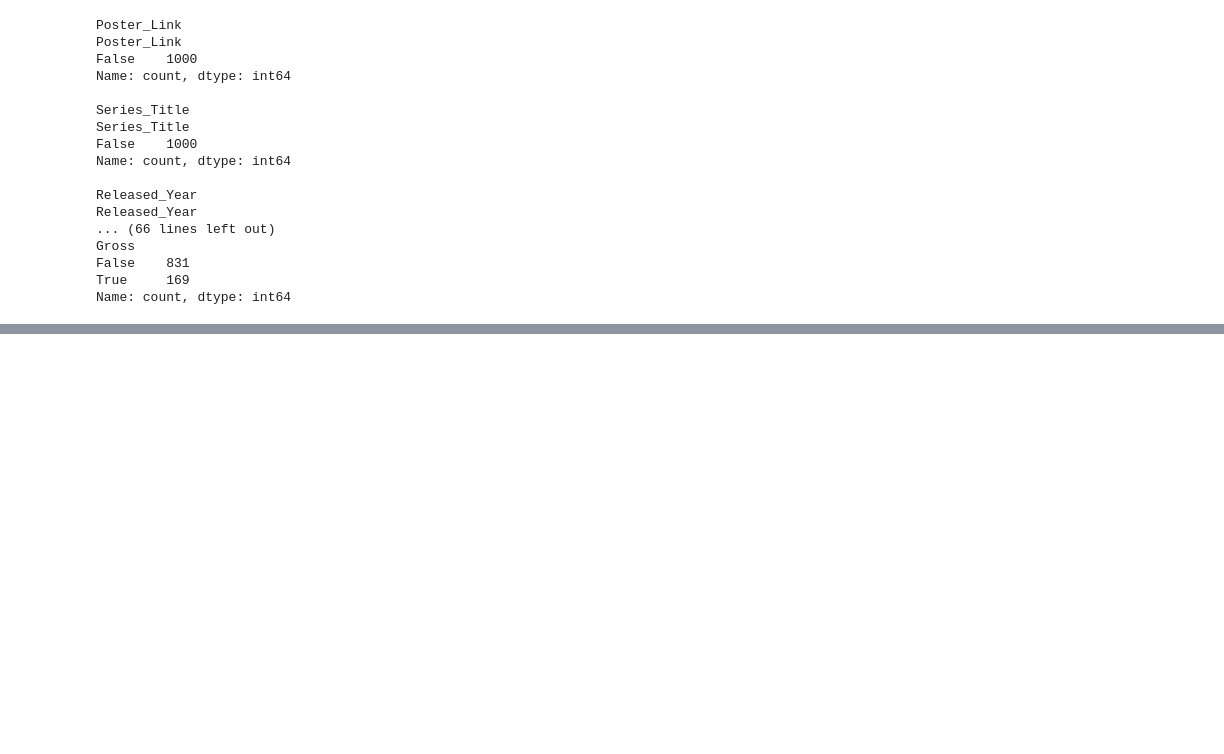
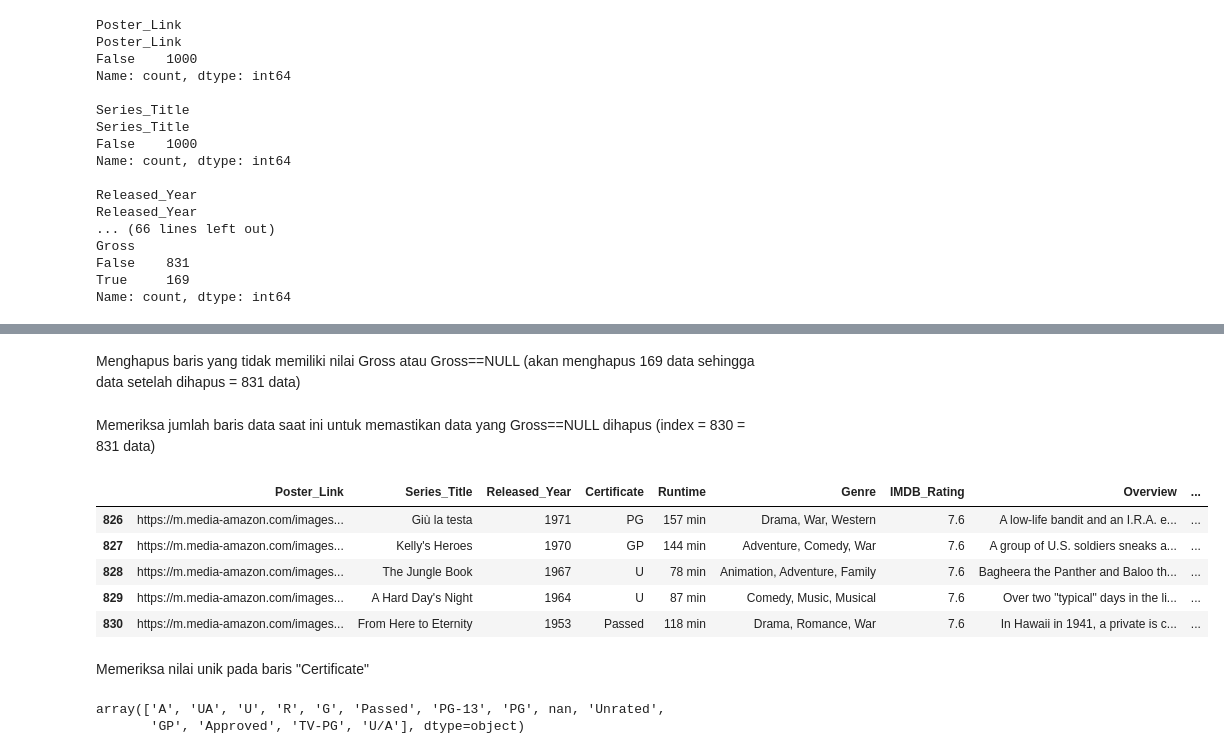
Before and after one commit to rroiii/Aljut_ProyekAkhir, a Jupyter notebook: Data_Extraction.ipynb, the cells around one changed output, grey strips where cells are left out. Drawn from its saved outputs; the diff is of its cells as text; code cells hidden in the pictures; blank space fills up the shorter version.

```diff
--- a/Data_Extraction.ipynb
+++ b/Data_Extraction.ipynb
@@ -13,7 +12,8 @@ Downloading imdb-dataset-of-top-1000-movies-and-tv-shows.zip to .\imdb-dataset-o
 Kode di bawah ini untuk menampilkan data yang telah diambil dan membaginya ke dalam 2 data, yaitu df untuk data mentahnya, sedangkan ext untuk data yang akan diolah
 # %%
 import pandas as pd
-df = pd.read_csv("C:\Pemrograman\Data Analisys\Proyek_ALJUT\imdb-dataset-of-top-1000-movies-and-tv-shows\imdb_top_1000.csv")
+import numpy as np
+df = pd.read_csv("C:\Pemrograman\Data Analisys\Aljut_ProyekAkhir\imdb-dataset-of-top-1000-movies-and-tv-shows\imdb_top_1000.csv")
 ext = df
 #df adalah data mentah, dan data ext merupakan data yang akan diproses dan dianalisis
 df.head
@@ -65,0 +95,25 @@ Kolom yang memiliki missing value adalah Gross, Meta-score, dan Certificate
+# %% [markdown]
+Menghapus baris yang tidak memiliki nilai Gross atau Gross==NULL (akan menghapus 169 data sehingga data setelah dihapus = 831 data)
+# %%
+# simply drop whole row with NaN in "price" column
+ext.dropna(subset=["Gross"], axis=0, inplace=True)
+# reset index, because we droped two rows
+ext.reset_index(drop=True, inplace=True)
+# %% [markdown]
+Memeriksa jumlah baris data saat ini untuk memastikan data yang Gross==NULL dihapus (index = 830 = 831 data)
+# %%
+ext.tail()
+# %% [output]
+|  | Poster_Link | Series_Title | Released_Year | Certificate | Runtime | Genre | IMDB_Rating | Overview | ... |
+| 826 | https://m.media-amazon.com/images... | Giù la testa | 1971 | PG | 157 min | Drama, War, Western | 7.6 | A low-life bandit and an I.R.A. e... | ... |
+| 827 | https://m.media-amazon.com/images... | Kelly's Heroes | 1970 | GP | 144 min | Adventure, Comedy, War | 7.6 | A group of U.S. soldiers sneaks a... | ... |
+| 828 | https://m.media-amazon.com/images... | The Jungle Book | 1967 | U | 78 min | Animation, Adventure, Family | 7.6 | Bagheera the Panther and Baloo th... | ... |
+| 829 | https://m.media-amazon.com/images... | A Hard Day's Night | 1964 | U | 87 min | Comedy, Music, Musical | 7.6 | Over two "typical" days in the li... | ... |
+| 830 | https://m.media-amazon.com/images... | From Here to Eternity | 1953 | Passed | 118 min | Drama, Romance, War | 7.6 | In Hawaii in 1941, a private is c... | ... |
+# %% [markdown]
+Memeriksa nilai unik pada baris "Certificate"
+# %%
+ext['Certificate'].unique()
+# %% [output]
+array(['A', 'UA', 'U', 'R', 'G', 'Passed', 'PG-13', 'PG', nan, 'Unrated',
+       'GP', 'Approved', 'TV-PG', 'U/A'], dtype=object)
```
Also changed, not shown: parts of 12 cells of this notebook, 1 other file.
